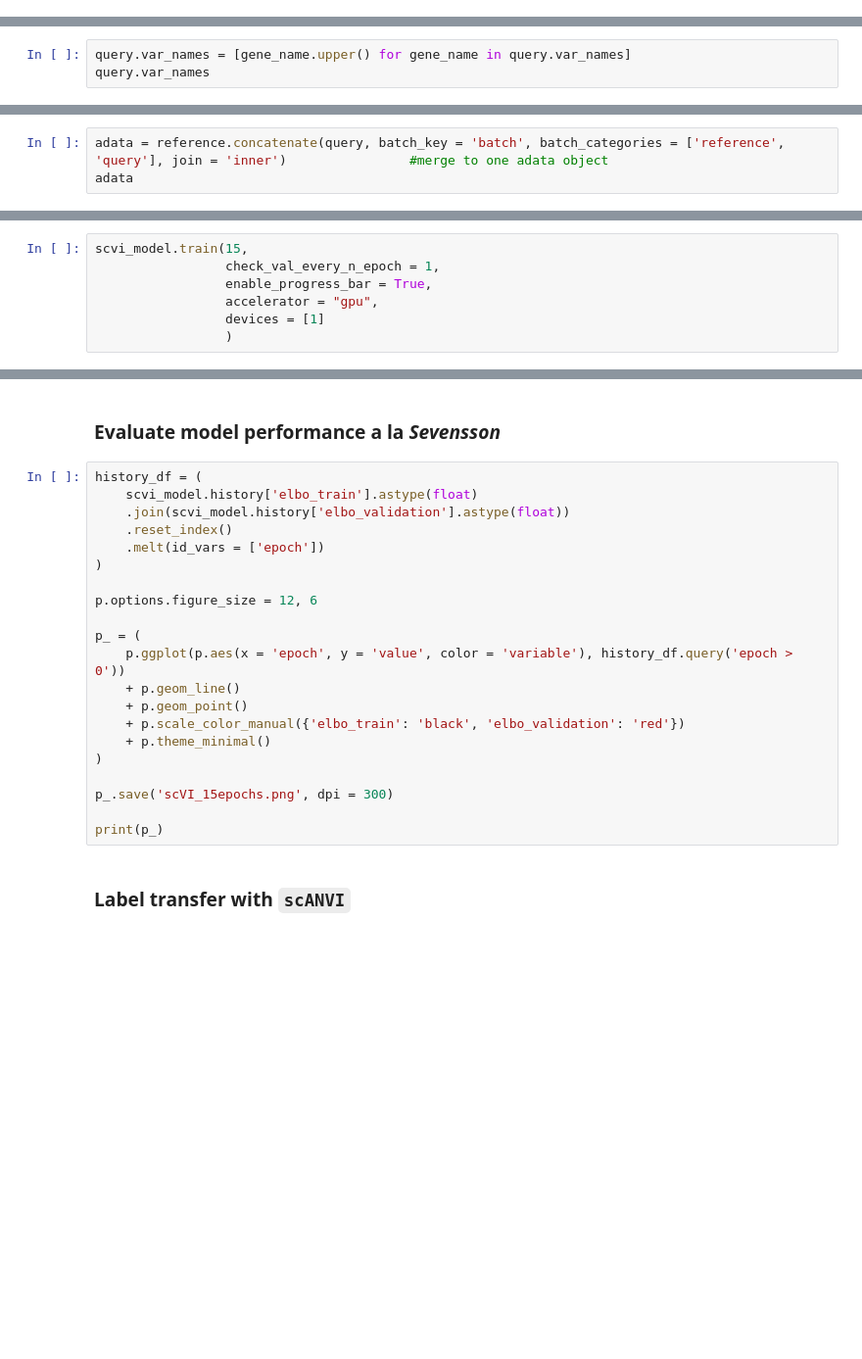
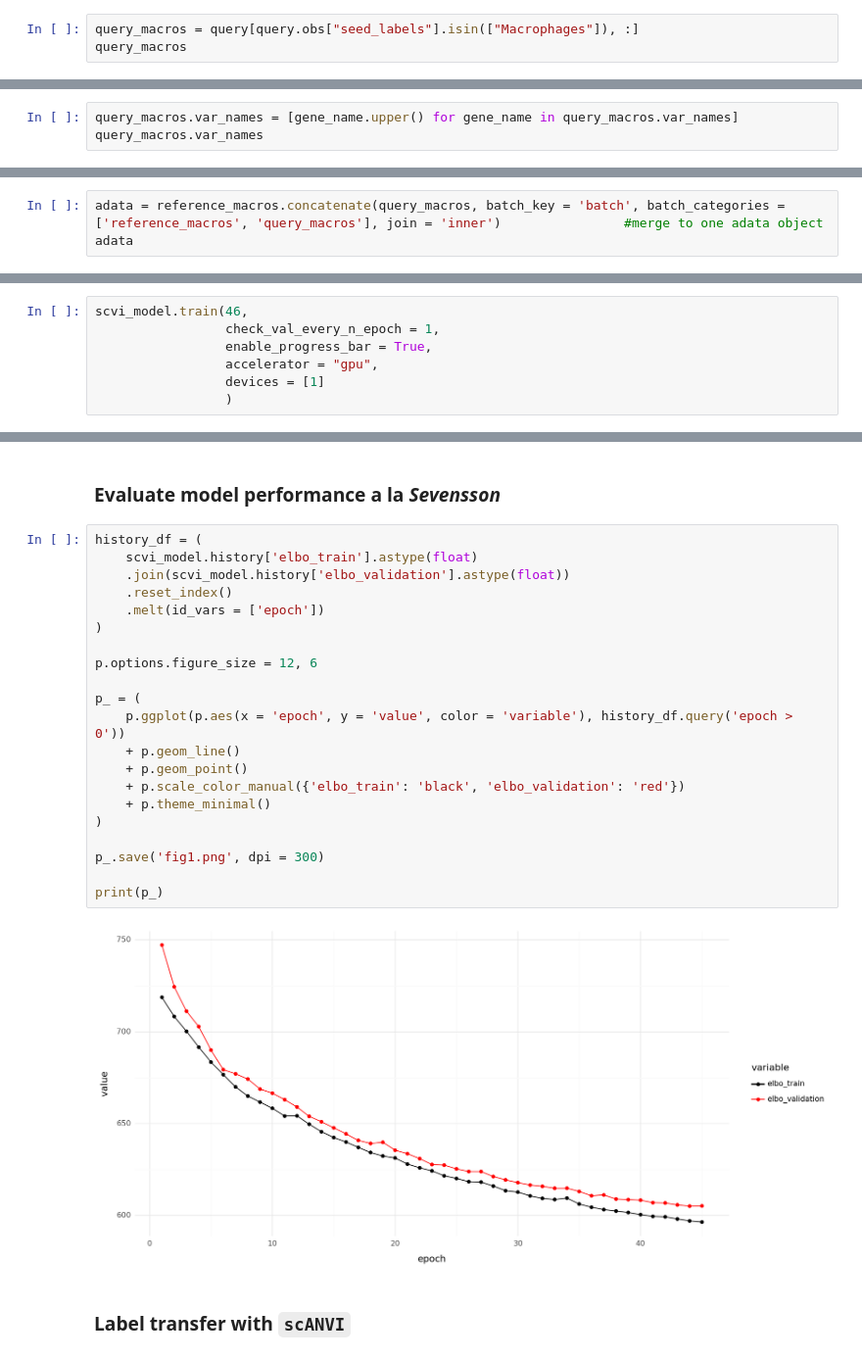
Before and after one commit to Ale-x-andra24/ACM_Mouse_Immune, a Jupyter notebook: 4_label_transfer_scANVI/240223_scANVI_seed_label_Healthy_reference_to_Pkp2_Ttn_Ctrls_Macrophages_only.ipynb, the cells around one changed output, grey strips where cells are left out. Shown at 98% size. Saved outputs shown, nothing was run; the diff lists cells and outputs as text; blank space fills up the shorter version.

Commit message:
working on macrophage subset notebook

```diff
--- a/4_label_transfer_scANVI/240223_scANVI_seed_label_Healthy_reference_to_Pkp2_Ttn_Ctrls_Macrophages_only.ipynb
+++ b/4_label_transfer_scANVI/240223_scANVI_seed_label_Healthy_reference_to_Pkp2_Ttn_Ctrls_Macrophages_only.ipynb
@@ -141,0 +145,3 @@ X_is_raw(query)
+# %%
+query_macros = query[query.obs["seed_labels"].isin(["Macrophages"]), :]
+query_macros
@@ -145,5 +155,5 @@ sc.pp.filter_cells(query, min_counts = 100)
 # %% [markdown]
 ### Change gene symbols for label transfer
 # %%
-query.var_names = [gene_name.upper() for gene_name in query.var_names]
-query.var_names
+query_macros.var_names = [gene_name.upper() for gene_name in query_macros.var_names]
+query_macros.var_names
@@ -150,3 +167,3 @@ query.var_names
 # %%
-adata = reference.concatenate(query, batch_key = 'batch', batch_categories = ['reference', 'query'], join = 'inner')                #merge to one adata object
+adata = reference_macros.concatenate(query_macros, batch_key = 'batch', batch_categories = ['reference_macros', 'query_macros'], join = 'inner')                #merge to one adata object
 adata
@@ -190,7 +251,7 @@ scvi_model = scvi.model.SCVI(adata,
                              dispersion = 'gene-batch',
                              gene_likelihood = 'nb')
 # %%
-scvi_model.train(15,
+scvi_model.train(46,
                  check_val_every_n_epoch = 1,
                  enable_progress_bar = True,
                  accelerator = "gpu",
@@ -201,24 +269,26 @@ scvi_model.train(15,
 # %%
 history_df = (
     scvi_model.history['elbo_train'].astype(float)
     .join(scvi_model.history['elbo_validation'].astype(float))
     .reset_index()
     .melt(id_vars = ['epoch'])
 )
 
 p.options.figure_size = 12, 6
 
 p_ = (
     p.ggplot(p.aes(x = 'epoch', y = 'value', color = 'variable'), history_df.query('epoch > 0'))
     + p.geom_line()
     + p.geom_point()
     + p.scale_color_manual({'elbo_train': 'black', 'elbo_validation': 'red'})
     + p.theme_minimal()
 )
 
-p_.save('scVI_15epochs.png', dpi = 300)
+p_.save('fig1.png', dpi = 300)
 
 print(p_)
+# %% [output]
+[figure, added]
 # %% [markdown]
 ### Label transfer with `scANVI`
 # %%
```
Also changed, not shown: parts of 12 cells of this notebook.
